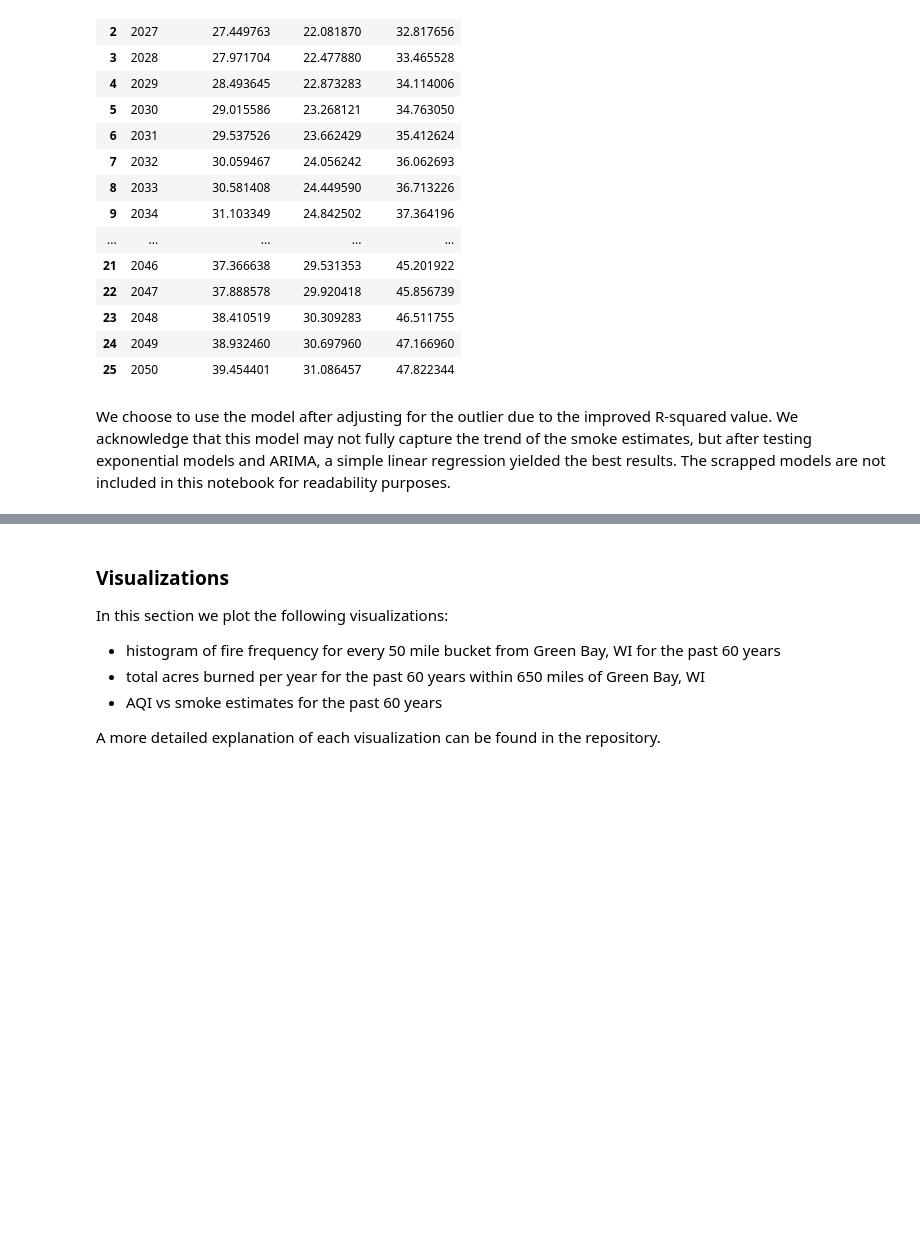
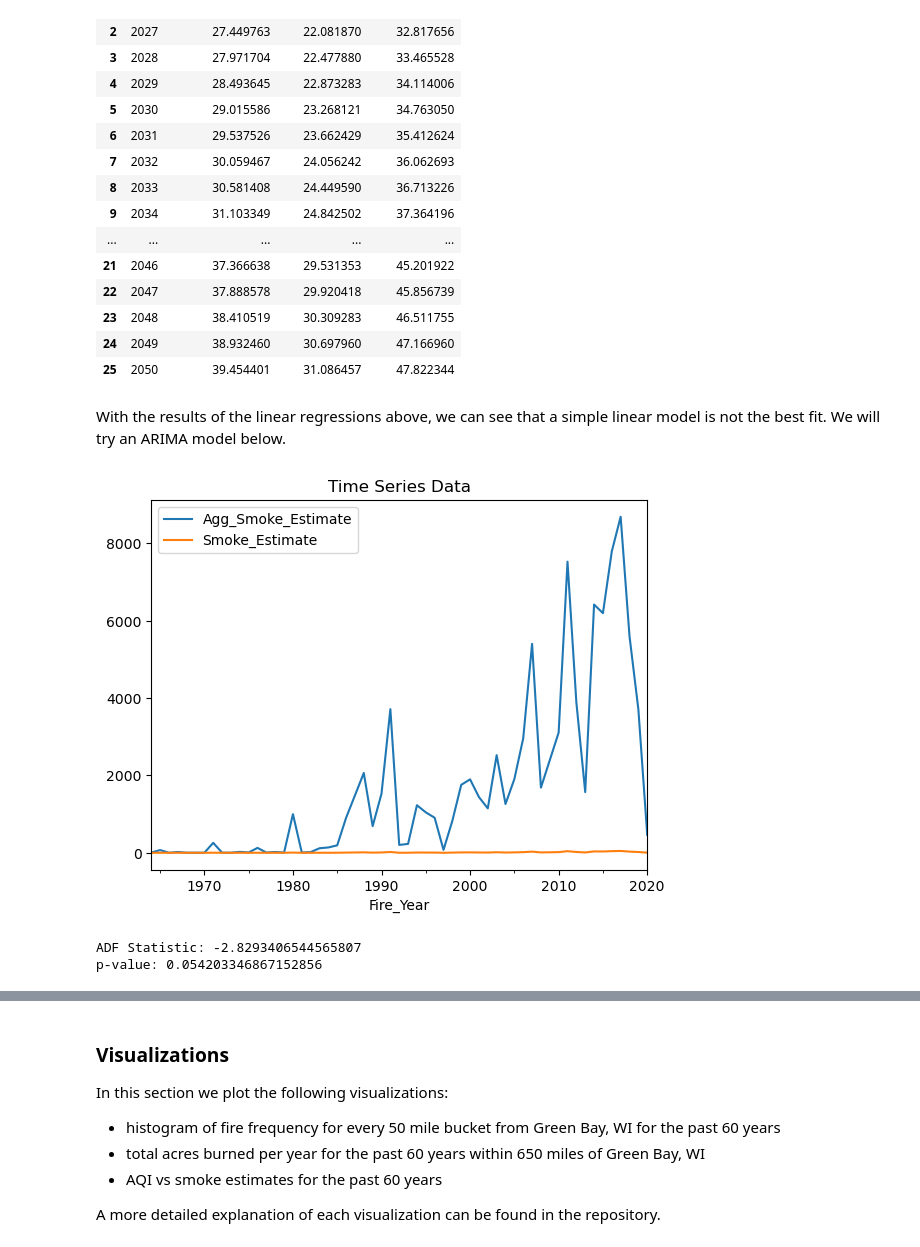
Before and after one commit to ezhang17/wildfire-analysis, a Jupyter notebook: common_analysis.ipynb, the cells around one changed output, grey strips where cells are left out. Drawn from its saved outputs; the diff is of its cells as text; code cells hidden in the pictures; blank space fills up the shorter version.

Commit message:
update model

```diff
--- a/common_analysis.ipynb
+++ b/common_analysis.ipynb
@@ -1055,4 +1056,30 @@ predictions
 | 24 | 2049 | 38.932460 | 30.697960 | 47.166960 |
 | 25 | 2050 | 39.454401 | 31.086457 | 47.822344 |
 # %% [markdown]
-We choose to use the model after adjusting for the outlier due to the improved R-squared value. We acknowledge that this model may not fully capture the trend of the smoke estimates, but after testing exponential models and ARIMA, a simple linear regression yielded the best results. The scrapped models are not included in this notebook for readability purposes.
+With the results of the linear regressions above, we can see that a simple linear model is not the best fit. We will try an ARIMA model below.
+# %%
+from statsmodels.tsa.arima.model import ARIMA
+from statsmodels.graphics.tsaplots import plot_acf, plot_pacf
+
+# fill in missing years
+smoke_estimate_arima = smoke_estimate_clean.sort_values(by='Fire_Year').copy()
+smoke_estimate_arima['Fire_Year'] = pd.to_datetime(smoke_estimate_arima['Fire_Year'], format='%Y')
+smoke_estimate_arima = smoke_estimate_arima.interpolate(method='linear')
+smoke_estimate_arima.set_index('Fire_Year', inplace=True)
+
+# Plotting the data
+smoke_estimate_arima.plot()
+plt.title("Time Series Data")
+plt.show()
+# %% [output]
+[figure, added]
+# %%
+# Check for stationarity
+from statsmodels.tsa.stattools import adfuller
+
+result = adfuller(smoke_estimate_arima['Smoke_Estimate'])
+print('ADF Statistic:', result[0])
+print('p-value:', result[1])
+# %% [output]
+ADF Statistic: -2.8293406544565807
+p-value: 0.054203346867152856
```
Also changed, not shown: parts of 7 cells of this notebook.
